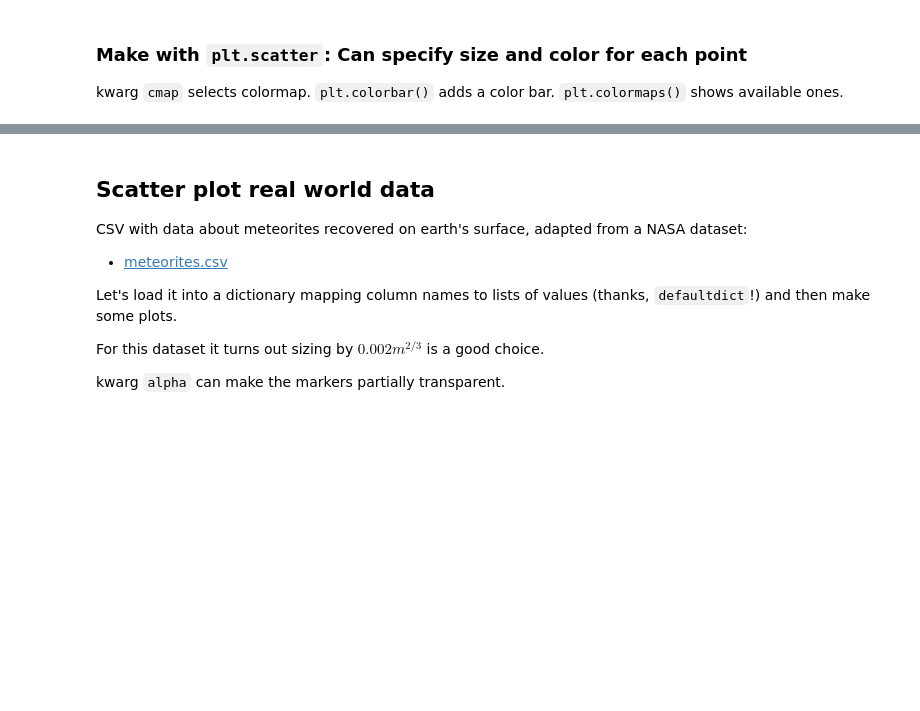
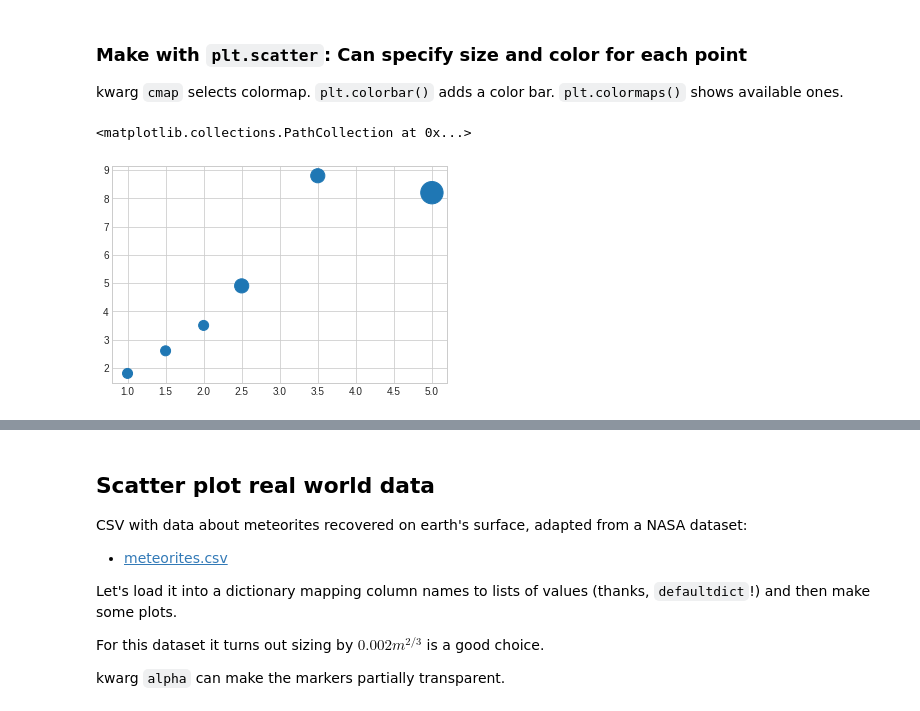
Before and after one commit to emilydumas/mcs275spring2023, a Jupyter notebook: samplecode/numpy/mpl_demo.ipynb, the cells around one changed output, grey strips where cells are left out. Cells and saved outputs as stored; diff of their text form; code cells hidden in the pictures; blank space fills up the shorter version.

```diff
--- a/samplecode/numpy/mpl_demo.ipynb
+++ b/samplecode/numpy/mpl_demo.ipynb
@@ -368,3 +377,8 @@ plt.plot(n,t,linestyle="",marker="o")
 ### Make with `plt.scatter`: Can specify size and color for each point
 
 kwarg `cmap` selects colormap.  `plt.colorbar()` adds a color bar.  `plt.colormaps()` shows available ones.
+# %%
+plt.scatter(n,t,s=1000*s)  # kwarg `s` specifies the AREAS of the markers
+# %% [output]
+<matplotlib.collections.PathCollection at 0x...>
+[figure, added]
```
Also changed, not shown: parts of 34 cells of this notebook.
